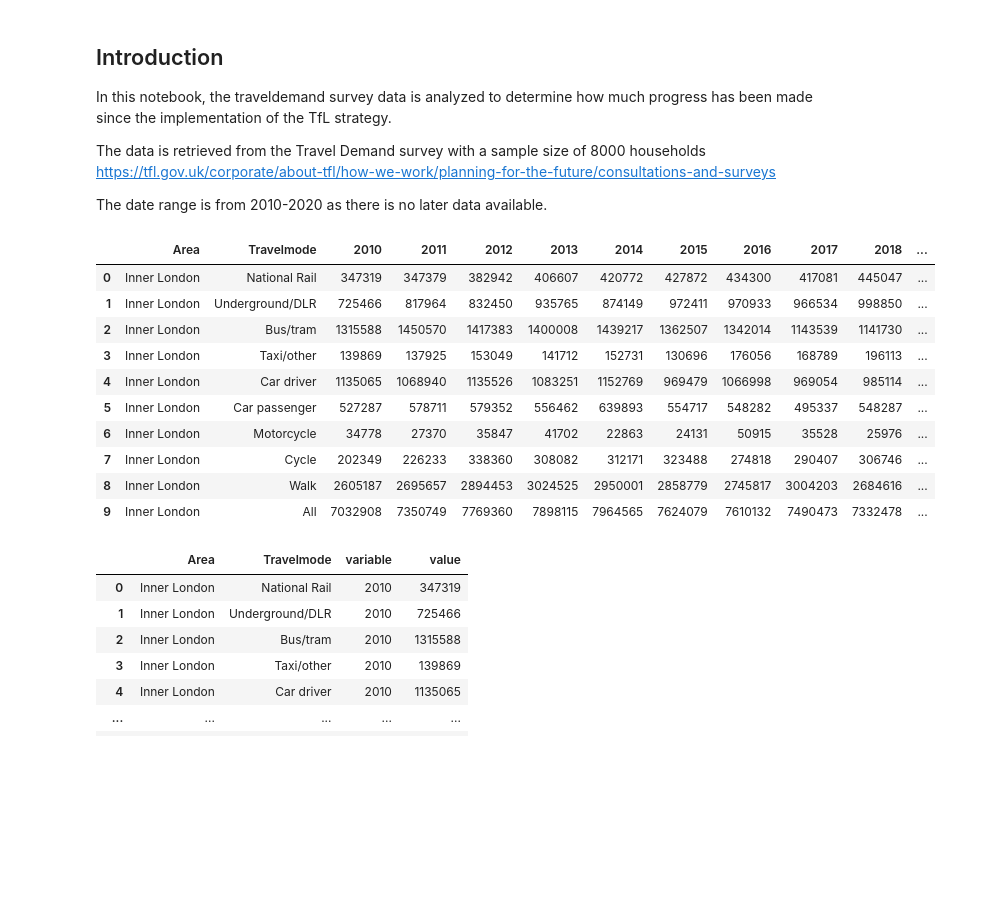
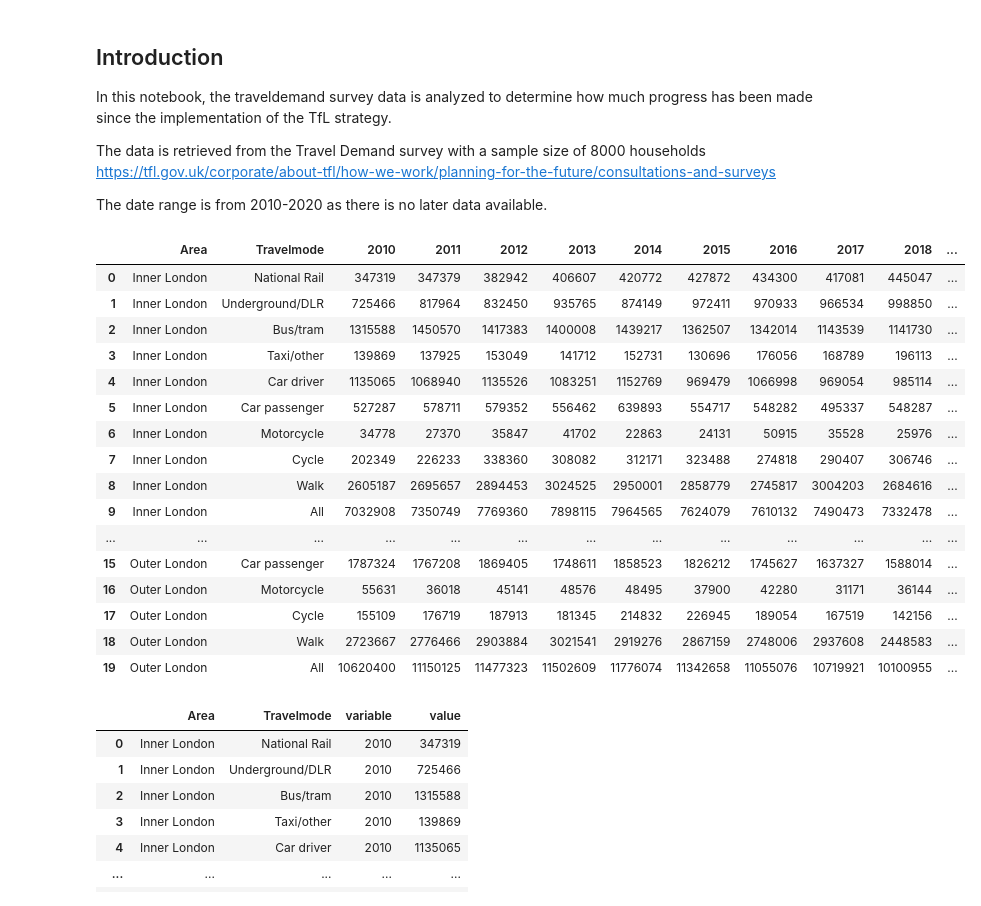
Before and after one commit to PatKang/LSE_DreamTeam, a Jupyter notebook: Trends_Travelmode.ipynb, the cells around one changed output. Cells and saved outputs as stored; diff of their text form; code cells hidden in the pictures; blank space fills up the shorter version.

```diff
--- a/Trends_Travelmode.ipynb
+++ b/Trends_Travelmode.ipynb
@@ -10,24 +10,30 @@ The date range is from 2010-2020 as there is no later data available.
 # %%
 # Import the libraries
 import pandas as pd
 import numpy as np
 
 traveldemand = pd.read_excel('london_travel_demand.xlsx')
 
 traveldemand.describe()
-traveldemand.head(10)
+traveldemand.head(40)
 # %% [output]
 |  | Area | Travelmode | 2010 | 2011 | 2012 | 2013 | 2014 | 2015 | 2016 | 2017 | 2018 | ... |
 | 0 | Inner London | National Rail | 347319 | 347379 | 382942 | 406607 | 420772 | 427872 | 434300 | 417081 | 445047 | ... |
 | 1 | Inner London | Underground/DLR | 725466 | 817964 | 832450 | 935765 | 874149 | 972411 | 970933 | 966534 | 998850 | ... |
 | 2 | Inner London | Bus/tram | 1315588 | 1450570 | 1417383 | 1400008 | 1439217 | 1362507 | 1342014 | 1143539 | 1141730 | ... |
 | 3 | Inner London | Taxi/other | 139869 | 137925 | 153049 | 141712 | 152731 | 130696 | 176056 | 168789 | 196113 | ... |
 | 4 | Inner London | Car driver | 1135065 | 1068940 | 1135526 | 1083251 | 1152769 | 969479 | 1066998 | 969054 | 985114 | ... |
 | 5 | Inner London | Car passenger | 527287 | 578711 | 579352 | 556462 | 639893 | 554717 | 548282 | 495337 | 548287 | ... |
 | 6 | Inner London | Motorcycle | 34778 | 27370 | 35847 | 41702 | 22863 | 24131 | 50915 | 35528 | 25976 | ... |
 | 7 | Inner London | Cycle | 202349 | 226233 | 338360 | 308082 | 312171 | 323488 | 274818 | 290407 | 306746 | ... |
 | 8 | Inner London | Walk | 2605187 | 2695657 | 2894453 | 3024525 | 2950001 | 2858779 | 2745817 | 3004203 | 2684616 | ... |
 | 9 | Inner London | All | 7032908 | 7350749 | 7769360 | 7898115 | 7964565 | 7624079 | 7610132 | 7490473 | 7332478 | ... |
+| ... | ... | ... | ... | ... | ... | ... | ... | ... | ... | ... | ... | ... |
+| 15 | Outer London | Car passenger | 1787324 | 1767208 | 1869405 | 1748611 | 1858523 | 1826212 | 1745627 | 1637327 | 1588014 | ... |
+| 16 | Outer London | Motorcycle | 55631 | 36018 | 45141 | 48576 | 48495 | 37900 | 42280 | 31171 | 36144 | ... |
+| 17 | Outer London | Cycle | 155109 | 176719 | 187913 | 181345 | 214832 | 226945 | 189054 | 167519 | 142156 | ... |
+| 18 | Outer London | Walk | 2723667 | 2776466 | 2903884 | 3021541 | 2919276 | 2867159 | 2748006 | 2937608 | 2448583 | ... |
+| 19 | Outer London | All | 10620400 | 11150125 | 11477323 | 11502609 | 11776074 | 11342658 | 11055076 | 10719921 | 10100955 | ... |
 # %%
 # Melt the dataframe from wide to long
 traveldemand_long = traveldemand.melt(id_vars = ["Area", "Travelmode"])
```
Also changed, not shown: parts of 3 cells of this notebook.
